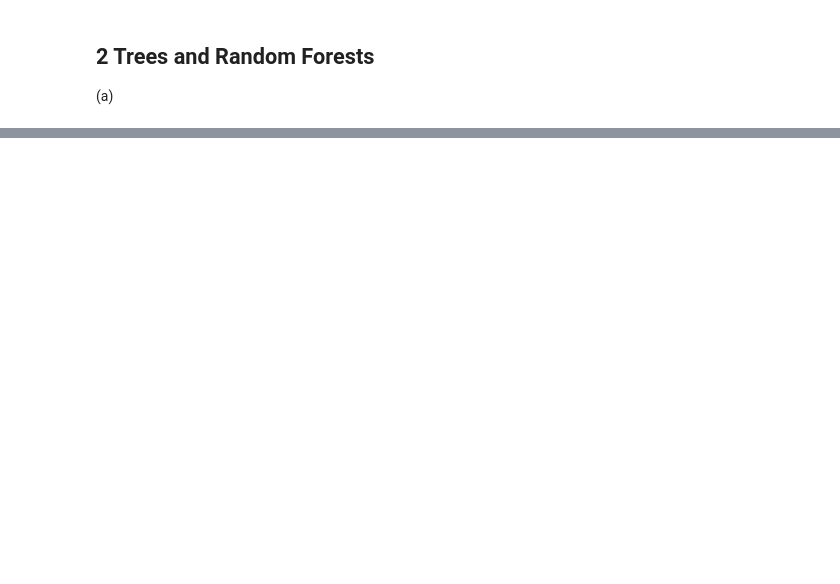
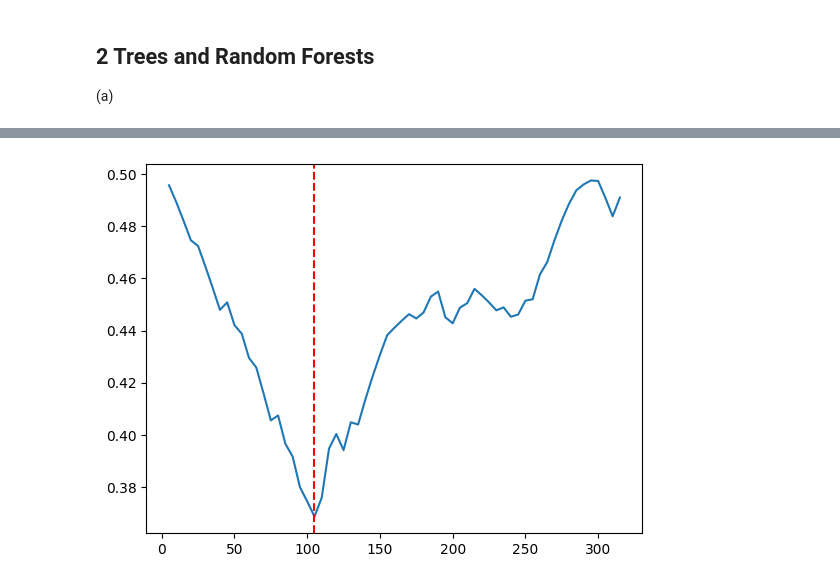
Before and after one commit to S3gmentati0nFault/machine-learning-physics, a Jupyter notebook: Sheet_2/sheet02.ipynb, the cells around one changed output, grey strips where cells are left out. Drawn from its saved outputs; the diff is of its cells as text; code cells hidden in the pictures; blank space fills up the shorter version.

```diff
--- a/Sheet_2/sheet02.ipynb
+++ b/Sheet_2/sheet02.ipynb
@@ -5,6 +5,7 @@ import random
 import math
 
 DEBUGGING = False
+SPLIT_SIZE = 5
 # %% [markdown]
 ## 2 Trees and Random Forests
 (a)
@@ -109,0 +54,14 @@ plt.show()
+# %%
+def misclassification_rate_calculator(labels, prediction):
+    number_of_measurements = len(labels)
+    class_counts = {}
+
+    for label in labels:
+        if label not in class_counts:
+            class_counts[label] = 0
+        class_counts[label] += 1
+
+    for label in class_counts:
+        if label != prediction:
+            misclassification_rate = class_counts[label] / number_of_measurements
+    return misclassification_rate
@@ -109,0 +72,84 @@ plt.show()
+# %%
+# Very inefficient auxiliary function that computes the position of the minimum in a list
+def argmin(list):
+    min = list[0]
+    position = 0
+    i = 0
+    for element in list:
+        i += 1
+        if element < min:
+            min = element
+            position = i
+    return position * SPLIT_SIZE
+
+# load the data
+pts = np.load('Data/data1d.npy')
+labels = np.load('Data/labels1d.npy')
+
+# Sort the points to easily split them
+sorted_indices = np.argsort(pts)
+sorted_data = pts[sorted_indices]
+sorted_labels = labels[sorted_indices]
+total_size = len(sorted_data)
+
+impurities = []
+entropies = []
+errors = []
+
+# Main cycle that computes all of the interesting quantities
+for i in range(SPLIT_SIZE, total_size, SPLIT_SIZE):
+
+    test_values = np.split(sorted_data, [i])
+    test_labels = np.split(sorted_labels, [i])
+
+    # In the following we compute the impurity for both the splits and compute the "cumulated" impurity as the weighted
+    # summation of the contributions
+    impurity_0 = impurity_calculator(test_labels[0])
+    impurity_1 = impurity_calculator(test_labels[1])
+    impurity = (i / total_size) * impurity_0 + ((total_size - i) / total_size) * impurity_1
+    impurities.append(impurity)
+
+    # In the following we compute the entropy for both the splits and compute the "cumulated" entropy as the weighted
+    # summation of the contributions
+    entropy_0 = entropy_calculator(test_labels[0])
+    entropy_1 = entropy_calculator(test_labels[1])
+    entropy = (i / total_size) * entropy_0 + ((total_size - i) / total_size) * entropy_1
+    entropies.append(entropy)
+
+    # In the following we compute the misclassification rate for both the splits and compute the "cumulated"
+    # misclassification rate as the weighted summation of the contributions
+    miss_rate_0 = misclassification_rate_calculator(test_labels[0], 0)
+    miss_rate_1 = misclassification_rate_calculator(test_labels[1], 1)
+    miss_rate = (i / total_size) * miss_rate_0 + ((total_size - i) / total_size) * miss_rate_1
+    errors.append(miss_rate)
+
+if DEBUGGING:
+    print(number_of_test_subjects)
+    print(len(test_values[0]))
+    print("Gini impurity -- ", impurities[len(impurities) - 1])
+    print("entropy -- ", entropies[len(entropies) - 1])
+    print("misclassification -- ", errors[len(errors) - 1])
+    print(impurities)
+
+# Compute the minimum points
+min_impurity = argmin(impurities)
+min_entropy = argmin(entropies)
+min_misclassification_error = argmin(errors)
+
+if DEBUGGING:
+    print(str(min_impurity) + "\t" + str(min_entropy) + "\t" + str(min_misclassification_error))
+
+# Plot the points
+plt.plot(np.arange(SPLIT_SIZE, total_size, SPLIT_SIZE), impurities)
+plt.axvline(x=min_impurity, color='red', linestyle='--', label='minimum')
+plt.show()
+
+plt.plot(np.arange(SPLIT_SIZE, total_size, SPLIT_SIZE), entropies)
+plt.axvline(x=min_entropy, color='red', linestyle='--', label='minimum')
+plt.show()
+
+plt.plot(np.arange(SPLIT_SIZE, total_size, SPLIT_SIZE), errors)
+plt.axvline(x=min_misclassification_error, color='red', linestyle='--', label='minimum')
+plt.show()
+# %% [output]
+[figure, added]
```
Also changed, not shown: parts of 22 cells of this notebook.
